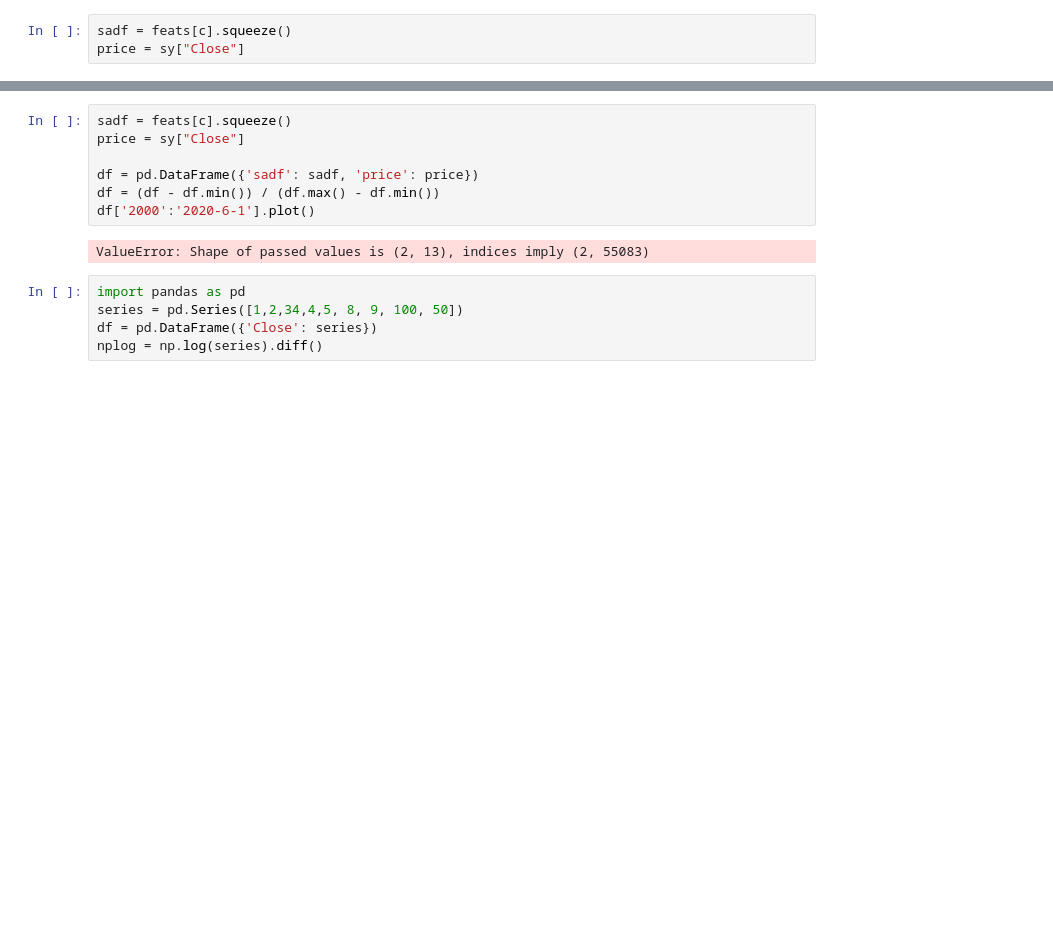
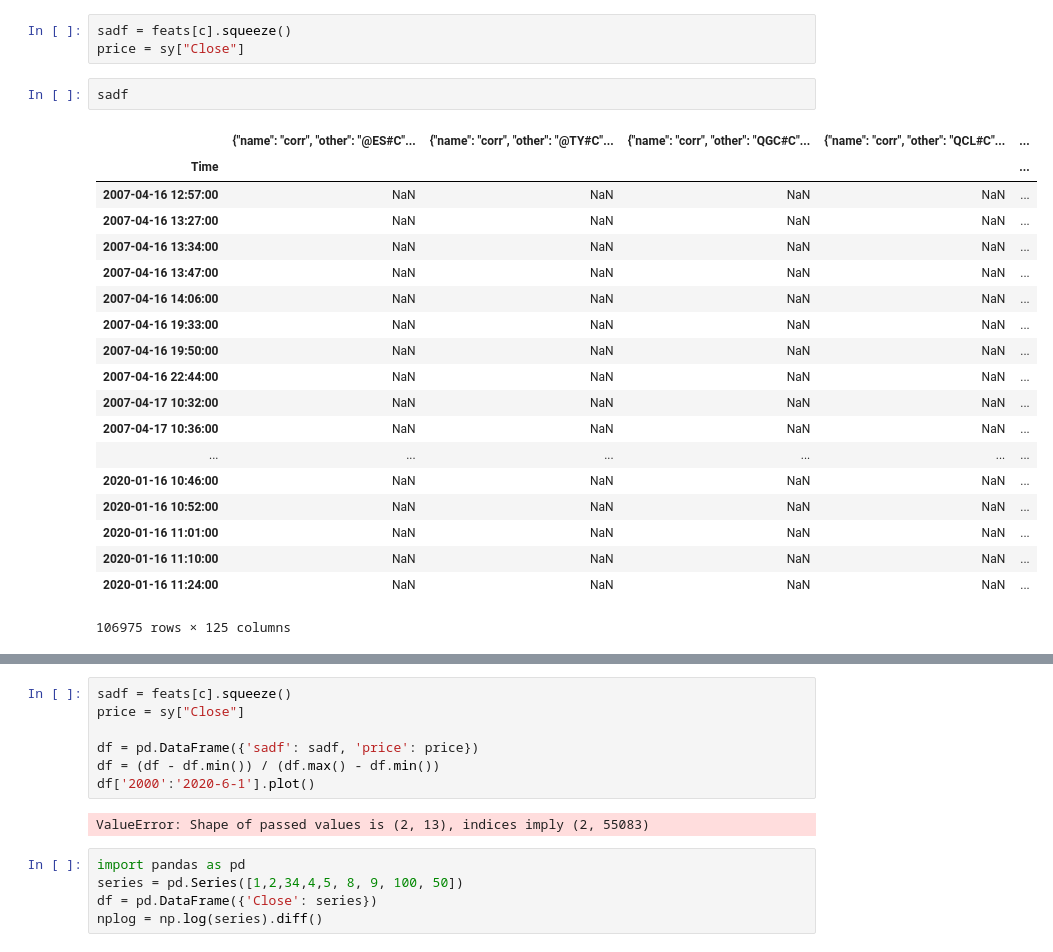
Before and after one commit to doda/fincl, a Jupyter notebook: backend/08_feature_eng.ipynb, the cells around one changed output, grey strips where cells are left out. Saved outputs shown, nothing was run; the diff lists cells and outputs as text; blank space fills up the shorter version.

```diff
--- a/backend/08_feature_eng.ipynb
+++ b/backend/08_feature_eng.ipynb
@@ -537,6 +526,28 @@ mpl.rcParams['figure.figsize'] = 16,10
 # %%
 sadf = feats[c].squeeze()
 price = sy["Close"]
+# %%
+sadf
+# %% [output]
+|  | {"name": "corr", "other": "@ES#C"... | {"name": "corr", "other": "@TY#C"... | {"name": "corr", "other": "QGC#C"... | {"name": "corr", "other": "QCL#C"... | ... |
+| Time |  |  |  |  | ... |
+| 2007-04-16 12:57:00 | NaN | NaN | NaN | NaN | ... |
+| 2007-04-16 13:27:00 | NaN | NaN | NaN | NaN | ... |
+| 2007-04-16 13:34:00 | NaN | NaN | NaN | NaN | ... |
+| 2007-04-16 13:47:00 | NaN | NaN | NaN | NaN | ... |
+| 2007-04-16 14:06:00 | NaN | NaN | NaN | NaN | ... |
+| 2007-04-16 19:33:00 | NaN | NaN | NaN | NaN | ... |
+| 2007-04-16 19:50:00 | NaN | NaN | NaN | NaN | ... |
+| 2007-04-16 22:44:00 | NaN | NaN | NaN | NaN | ... |
+| 2007-04-17 10:32:00 | NaN | NaN | NaN | NaN | ... |
+| 2007-04-17 10:36:00 | NaN | NaN | NaN | NaN | ... |
+| ... | ... | ... | ... | ... | ... |
+| 2020-01-16 10:46:00 | NaN | NaN | NaN | NaN | ... |
+| 2020-01-16 10:52:00 | NaN | NaN | NaN | NaN | ... |
+| 2020-01-16 11:01:00 | NaN | NaN | NaN | NaN | ... |
+| 2020-01-16 11:10:00 | NaN | NaN | NaN | NaN | ... |
+| 2020-01-16 11:24:00 | NaN | NaN | NaN | NaN | ... |
+106975 rows × 125 columns
 # %%
 sadf.plot()
 # %% [output]
```
Also changed, not shown: parts of 11 cells of this notebook, 24 other files.
